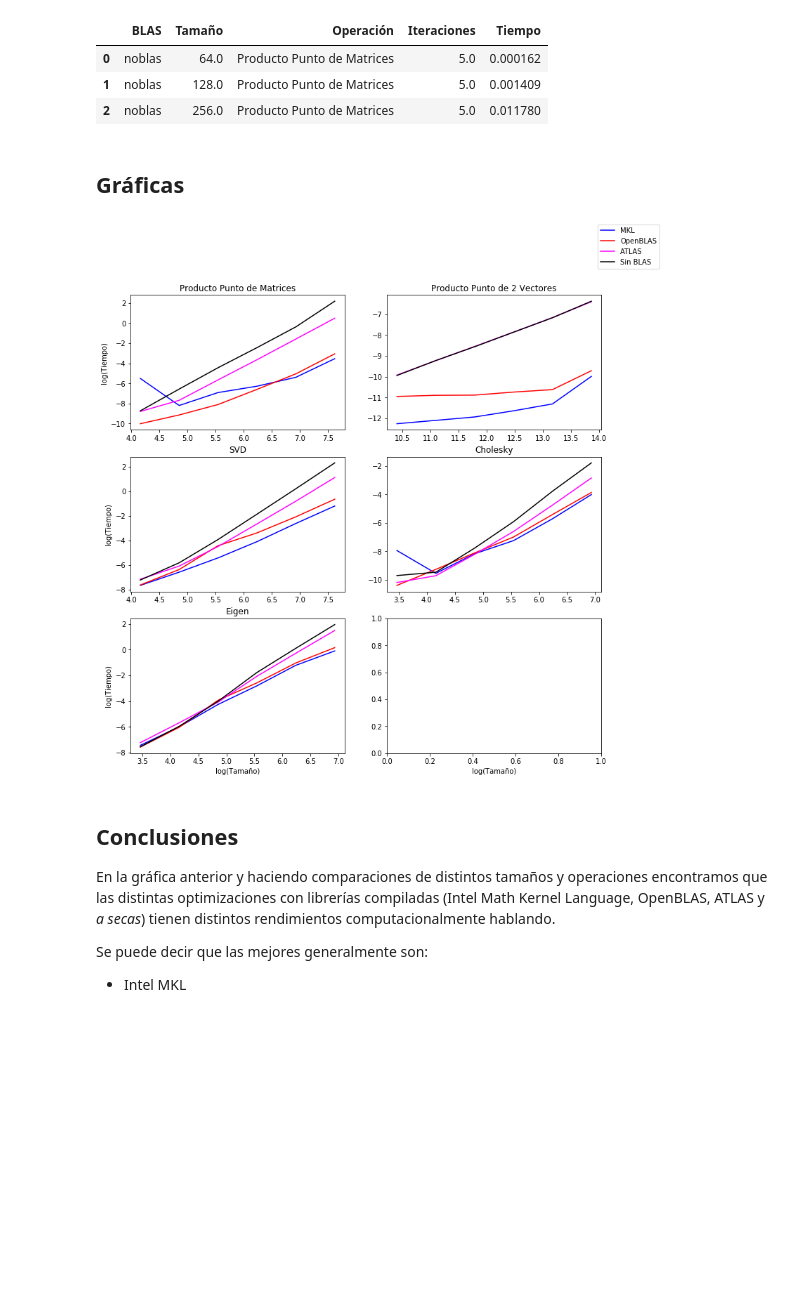
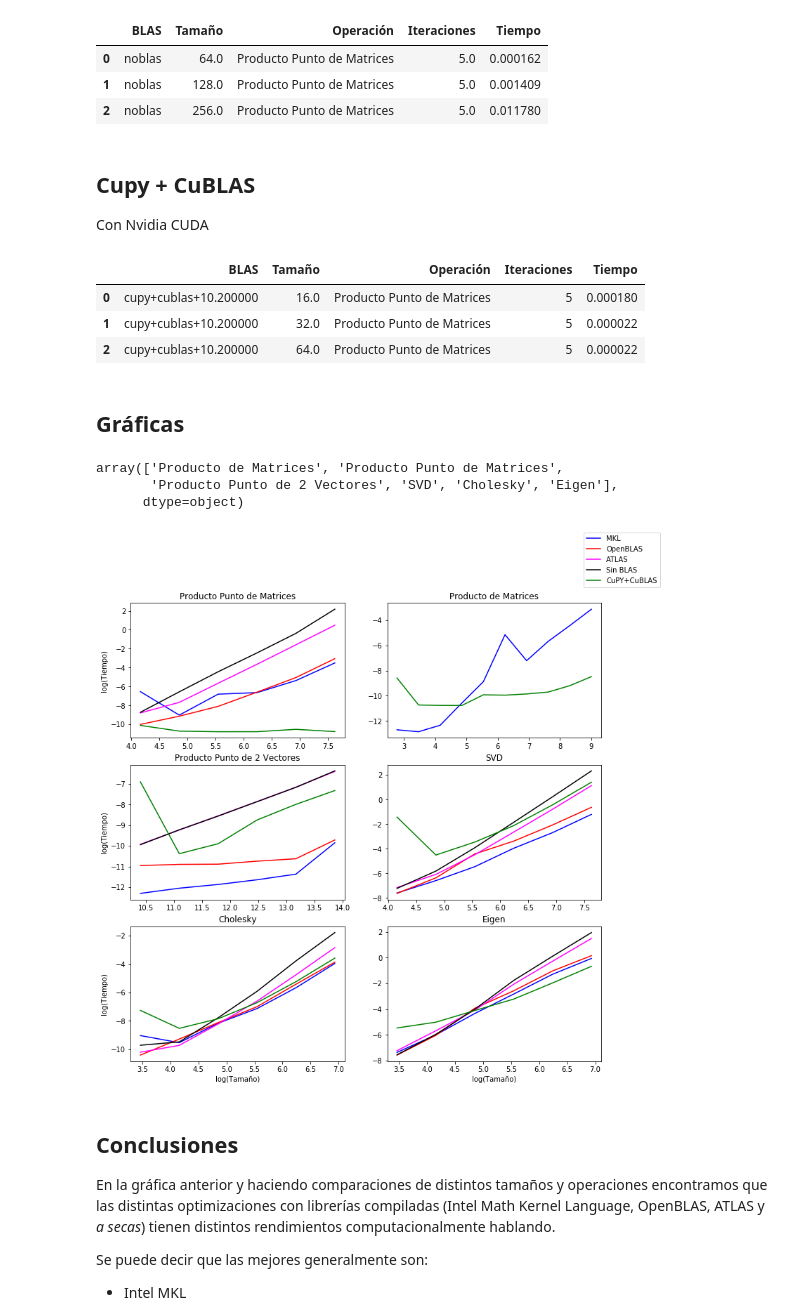
Before and after one commit to philwebsurfer/analisis-numerico-computo-cientifico, a Jupyter notebook: analisisnum-jorgealtamirano/openblas-py3/benchmark.ipynb, the cells around one changed output. Saved outputs shown, nothing was run; the diff lists cells and outputs as text; code cells hidden in the pictures; blank space fills up the shorter version.

Commit message:
Added cuda code to benchmark.ipynb

```diff
--- a/analisisnum-jorgealtamirano/openblas-py3/benchmark.ipynb
+++ b/analisisnum-jorgealtamirano/openblas-py3/benchmark.ipynb
@@ -175,8 +175,26 @@ df_noblas.head(3)
 | 0 | noblas | 64.0 | Producto Punto de Matrices | 5.0 | 0.000162 |
 | 1 | noblas | 128.0 | Producto Punto de Matrices | 5.0 | 0.001409 |
 | 2 | noblas | 256.0 | Producto Punto de Matrices | 5.0 | 0.011780 |
+# %% [markdown]
+## Cupy + CuBLAS
+
+Con Nvidia CUDA
+# %%
+df_cupy = pd.read_csv("compare.cupy+cublas+10.200000.csv")
+df_cupy.head(3)
+# %% [output]
+|  | BLAS | Tamaño | Operación | Iteraciones | Tiempo |
+| 0 | cupy+cublas+10.200000 | 16.0 | Producto Punto de Matrices | 5 | 0.000180 |
+| 1 | cupy+cublas+10.200000 | 32.0 | Producto Punto de Matrices | 5 | 0.000022 |
+| 2 | cupy+cublas+10.200000 | 64.0 | Producto Punto de Matrices | 5 | 0.000022 |
 # %% [markdown]
 ## Gráficas
+# %%
+df.Operación.unique()
+# %% [output]
+array(['Producto de Matrices', 'Producto Punto de Matrices',
+       'Producto Punto de 2 Vectores', 'SVD', 'Cholesky', 'Eigen'],
+      dtype=object)
 # %%
 %matplotlib inline
 from matplotlib import pyplot as plt
@@ -185,67 +203,84 @@ fig, axs = plt.subplots(3, 2, sharex=False, sharey=False)
 fig.set_size_inches(12, 12)
 ## Pruebas con MKL
 df2 = df[df.Operación == 'Producto Punto de Matrices']
-axs[0, 0].set_title(df2.Operación[0])
+axs[0, 0].set_title(df2.iloc[0,2])
 axs[0, 0].plot(np.log(df2.Tamaño), np.log(df2.Tiempo), color="blue", label="MKL")
-df2 = df[df.Operación == 'Producto Punto de 2 Vectores']
+df2 = df[df.Operación == 'Producto de Matrices']
 axs[0, 1].set_title(df2.iloc[0,2])
 axs[0, 1].plot(np.log(df2.Tamaño), np.log(df2.Tiempo), color="blue", label="MKL")
-df2 = df[df.Operación == 'SVD']
+df2 = df[df.Operación == 'Producto Punto de 2 Vectores']
 axs[1, 0].set_title(df2.iloc[0,2])
 axs[1, 0].plot(np.log(df2.Tamaño), np.log(df2.Tiempo), color="blue", label="MKL")
-df2 = df[df.Operación == 'Cholesky']
+df2 = df[df.Operación == 'SVD']
 axs[1, 1].set_title(df2.iloc[0,2])
 axs[1, 1].plot(np.log(df2.Tamaño), np.log(df2.Tiempo), color="blue", label="MKL")
-df2 = df[df.Operación == 'Eigen']
+df2 = df[df.Operación == 'Cholesky']
 axs[2, 0].set_title(df2.iloc[0,2])
 axs[2, 0].plot(np.log(df2.Tamaño), np.log(df2.Tiempo), color="blue", label="MKL")
+df2 = df[df.Operación == 'Eigen']
+axs[2, 1].set_title(df2.iloc[0,2])
+axs[2, 1].plot(np.log(df2.Tamaño), np.log(df2.Tiempo), color="blue", label="MKL")
 # Etiquetas
 axs[0, 0].set_ylabel('log(Tiempo)')
 axs[1, 0].set_ylabel('log(Tiempo)')
 axs[2, 0].set_ylabel('log(Tiempo)')
 axs[2, 0].set_xlabel('log(Tamaño)')
 axs[2, 1].set_xlabel('log(Tamaño)')
-## Pruebas con OpenBLAS
+# ## Pruebas con OpenBLAS
 df_blas = pd.read_csv("compare.openblas.csv")
 df2 = df_blas[df_blas.Operación == 'Producto Punto de Matrices']
 axs[0, 0].plot(np.log(df2.Tamaño), np.log(df2.Tiempo), color="red", label="OpenBLAS")
 df2 = df_blas[df_blas.Operación == 'Producto Punto de 2 Vectores']
-axs[0, 1].plot(np.log(df2.Tamaño), np.log(df2.Tiempo), color="red", label="OpenBLAS")
+axs[1, 0].plot(np.log(df2.Tamaño), np.log(df2.Tiempo), color="red", label="OpenBLAS")
 df2 = df_blas[df_blas.Operación == 'SVD']
-axs[1, 0].plot(np.log(df2.Tamaño), np.log(df2.Tiempo), color="red", label="OpenBLAS")
+axs[1, 1].plot(np.log(df2.Tamaño), np.log(df2.Tiempo), color="red", label="OpenBLAS")
 df2 = df_blas[df_blas.Operación == 'Cholesky']
-axs[1, 1].plot(np.log(df2.Tamaño), np.log(df2.Tiempo), color="red", label="OpenBLAS")
+axs[2, 0].plot(np.log(df2.Tamaño), np.log(df2.Tiempo), color="red", label="OpenBLAS")
 df2 = df_blas[df_blas.Operación == 'Eigen']
-axs[2, 0].plot(np.log(df2.Tamaño), np.log(df2.Tiempo), color="red", label="OpenBLAS")
-## Pruebas con ATLAS
+axs[2, 1].plot(np.log(df2.Tamaño), np.log(df2.Tiempo), color="red", label="OpenBLAS")
+# ## Pruebas con ATLAS
 df_atlas = pd.read_csv("compare.f77blas.csv")
 df2 = df_atlas[df_atlas.Operación == 'Producto Punto de Matrices']
 axs[0, 0].plot(np.log(df2.Tamaño), np.log(df2.Tiempo), color="magenta", label="ATLAS")
 df2 = df_atlas[df_atlas.Operación == 'Producto Punto de 2 Vectores']
-axs[0, 1].plot(np.log(df2.Tamaño), np.log(df2.Tiempo), color="magenta", label="ATLAS")
+axs[1, 0].plot(np.log(df2.Tamaño), np.log(df2.Tiempo), color="magenta", label="ATLAS")
 df2 = df_atlas[df_atlas.Operación == 'SVD']
-axs[1, 0].plot(np.log(df2.Tamaño), np.log(df2.Tiempo), color="magenta", label="ATLAS")
+axs[1, 1].plot(np.log(df2.Tamaño), np.log(df2.Tiempo), color="magenta", label="ATLAS")
 df2 = df_atlas[df_atlas.Operación == 'Cholesky']
-axs[1, 1].plot(np.log(df2.Tamaño), np.log(df2.Tiempo), color="magenta", label="ATLAS")
+axs[2, 0].plot(np.log(df2.Tamaño), np.log(df2.Tiempo), color="magenta", label="ATLAS")
 df2 = df_atlas[df_atlas.Operación == 'Eigen']
-axs[2, 0].plot(np.log(df2.Tamaño), np.log(df2.Tiempo), color="magenta", label="ATLAS")
-## Pruebas sin OpenBLAS
+axs[2, 1].plot(np.log(df2.Tamaño), np.log(df2.Tiempo), color="magenta", label="ATLAS")
+# ## Pruebas sin OpenBLAS
 df_noblas = pd.read_csv("compare.noblas.csv")
 df2 = df_noblas[df_noblas.Operación == 'Producto Punto de Matrices']
 axs[0, 0].plot(np.log(df2.Tamaño), np.log(df2.Tiempo), color="black", label="Sin BLAS")
 df2 = df_noblas[df_noblas.Operación == 'Producto Punto de 2 Vectores']
-axs[0, 1].plot(np.log(df2.Tamaño), np.log(df2.Tiempo), color="black", label="Sin BLAS")
+axs[1, 0].plot(np.log(df2.Tamaño), np.log(df2.Tiempo), color="black", label="Sin BLAS")
 df2 = df_noblas[df_noblas.Operación == 'SVD']
-axs[1, 0].plot(np.log(df2.Tamaño), np.log(df2.Tiempo), color="black", label="Sin BLAS")
+axs[1, 1].plot(np.log(df2.Tamaño), np.log(df2.Tiempo), color="black", label="Sin BLAS")
 df2 = df_noblas[df_noblas.Operación == 'Cholesky']
-axs[1, 1].plot(np.log(df2.Tamaño), np.log(df2.Tiempo), color="black", label="Sin BLAS")
+axs[2, 0].plot(np.log(df2.Tamaño), np.log(df2.Tiempo), color="black", label="Sin BLAS")
 df2 = df_noblas[df_noblas.Operación == 'Eigen']
-axs[2, 0].plot(np.log(df2.Tamaño), np.log(df2.Tiempo), color="black", label="Sin BLAS")
+axs[2, 1].plot(np.log(df2.Tamaño), np.log(df2.Tiempo), color="black", label="Sin BLAS")
+## Pruebas CuBLAS
+df_cupy = pd.read_csv("compare.cupy+cublas+10.200000.csv")
+df2 = df_cupy[df_cupy.Operación == 'Producto Punto de Matrices']
+axs[0, 0].plot(np.log(df2.Tamaño), np.log(df2.Tiempo), color="green", label="CuPY+CuBLAS")
+df2 = df_cupy[df_cupy.Operación == 'Producto de Matrices']
+axs[0, 1].plot(np.log(df2.Tamaño), np.log(df2.Tiempo), color="green", label="CuPY+CuBLAS")
+df2 = df_cupy[df_cupy.Operación == 'Producto Punto de 2 Vectores']
+axs[1, 0].plot(np.log(df2.Tamaño), np.log(df2.Tiempo), color="green", label="CuPY+CuBLAS")
+df2 = df_cupy[df_cupy.Operación == 'SVD']
+axs[1, 1].plot(np.log(df2.Tamaño), np.log(df2.Tiempo), color="green", label="CuPY+CuBLAS")
+df2 = df_cupy[df_cupy.Operación == 'Cholesky']
+axs[2, 0].plot(np.log(df2.Tamaño), np.log(df2.Tiempo), color="green", label="CuPY+CuBLAS")
+df2 = df_cupy[df_cupy.Operación == 'Eigen']
+axs[2, 1].plot(np.log(df2.Tamaño), np.log(df2.Tiempo), color="green", label="CuPY+CuBLAS")
 fig.legend()
 plt.savefig("plot.png")
 plt.show()
 # %% [output]
-[figure, old version]
+[figure, new version]
 # %% [markdown]
 ## Conclusiones
 
```
Also changed, not shown: parts of 2 cells of this notebook.
